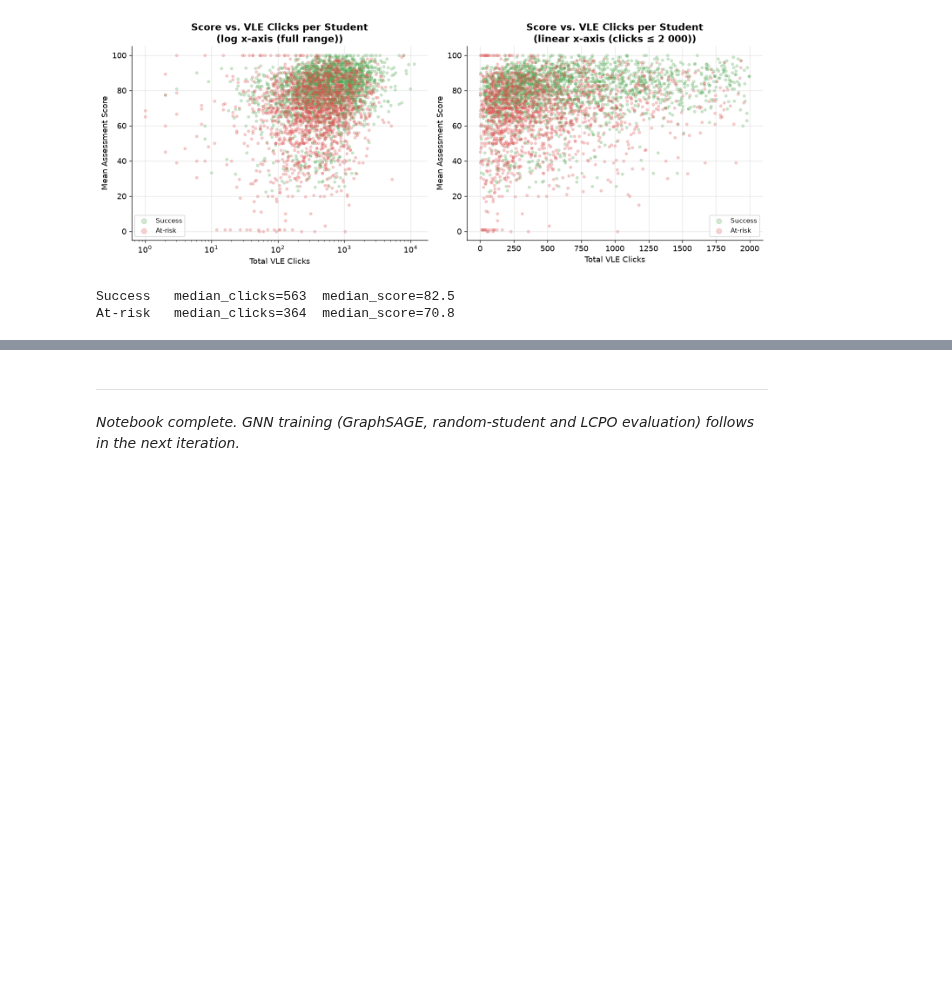
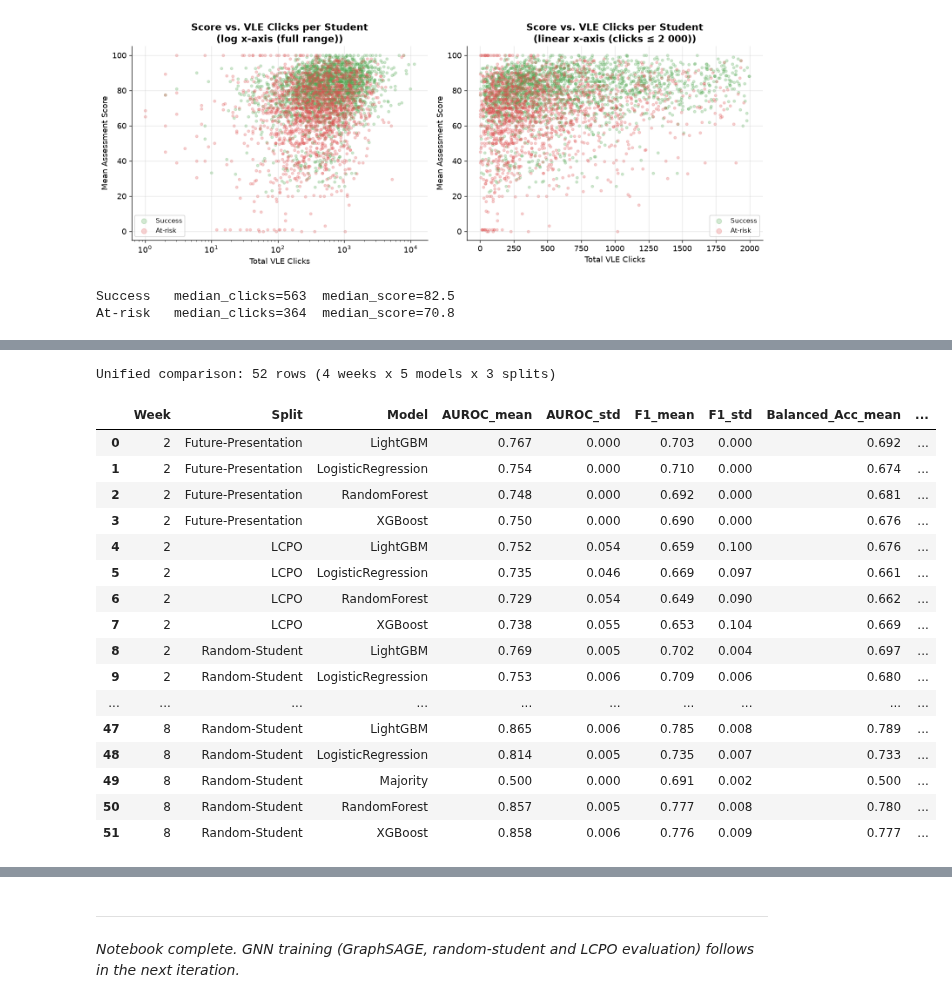
Before and after one commit to reyquiroz/OULAD_CourseAware, a Jupyter notebook: notebooks/OULAD_Graph_Analysis_Final.ipynb, the cells around one changed output, grey strips where cells are left out. Saved outputs shown, nothing was run; the diff lists cells and outputs as text; code cells hidden in the pictures; blank space fills up the shorter version.

```diff
--- a/notebooks/OULAD_Graph_Analysis_Final.ipynb
+++ b/notebooks/OULAD_Graph_Analysis_Final.ipynb
@@ -905,0 +912,34 @@ At-risk   median_clicks=364  median_score=70.8
+# %%
+import pandas as pd
+import matplotlib.pyplot as plt
+
+unified = pd.read_csv(PROJECT_ROOT / "results" / "comparison" / "all_splits_comparison.csv")
+
+print("Unified comparison: {} rows ({} weeks x {} models x {} splits)".format(
+    len(unified), unified["Week"].nunique(),
+    unified["Model"].nunique(), unified["Split"].nunique()))
+display(unified[[
+    "Week", "Split", "Model",
+    "AUROC_mean", "AUROC_std",
+    "F1_mean", "F1_std",
+    "Balanced_Acc_mean", "Balanced_Acc_std",
+]].round(3))
+# %% [output]
+Unified comparison: 52 rows (4 weeks x 5 models x 3 splits)
+|  | Week | Split | Model | AUROC_mean | AUROC_std | F1_mean | F1_std | Balanced_Acc_mean | ... |
+| 0 | 2 | Future-Presentation | LightGBM | 0.767 | 0.000 | 0.703 | 0.000 | 0.692 | ... |
+| 1 | 2 | Future-Presentation | LogisticRegression | 0.754 | 0.000 | 0.710 | 0.000 | 0.674 | ... |
+| 2 | 2 | Future-Presentation | RandomForest | 0.748 | 0.000 | 0.692 | 0.000 | 0.681 | ... |
+| 3 | 2 | Future-Presentation | XGBoost | 0.750 | 0.000 | 0.690 | 0.000 | 0.676 | ... |
+| 4 | 2 | LCPO | LightGBM | 0.752 | 0.054 | 0.659 | 0.100 | 0.676 | ... |
+| 5 | 2 | LCPO | LogisticRegression | 0.735 | 0.046 | 0.669 | 0.097 | 0.661 | ... |
+| 6 | 2 | LCPO | RandomForest | 0.729 | 0.054 | 0.649 | 0.090 | 0.662 | ... |
+| 7 | 2 | LCPO | XGBoost | 0.738 | 0.055 | 0.653 | 0.104 | 0.669 | ... |
+| 8 | 2 | Random-Student | LightGBM | 0.769 | 0.005 | 0.702 | 0.004 | 0.697 | ... |
+| 9 | 2 | Random-Student | LogisticRegression | 0.753 | 0.006 | 0.709 | 0.006 | 0.680 | ... |
+| ... | ... | ... | ... | ... | ... | ... | ... | ... | ... |
+| 47 | 8 | Random-Student | LightGBM | 0.865 | 0.006 | 0.785 | 0.008 | 0.789 | ... |
+| 48 | 8 | Random-Student | LogisticRegression | 0.814 | 0.005 | 0.735 | 0.007 | 0.733 | ... |
+| 49 | 8 | Random-Student | Majority | 0.500 | 0.000 | 0.691 | 0.002 | 0.500 | ... |
+| 50 | 8 | Random-Student | RandomForest | 0.857 | 0.005 | 0.777 | 0.008 | 0.780 | ... |
+| 51 | 8 | Random-Student | XGBoost | 0.858 | 0.006 | 0.776 | 0.009 | 0.777 | ... |
```
Also changed, not shown: parts of 7 cells of this notebook, 18 other files.
